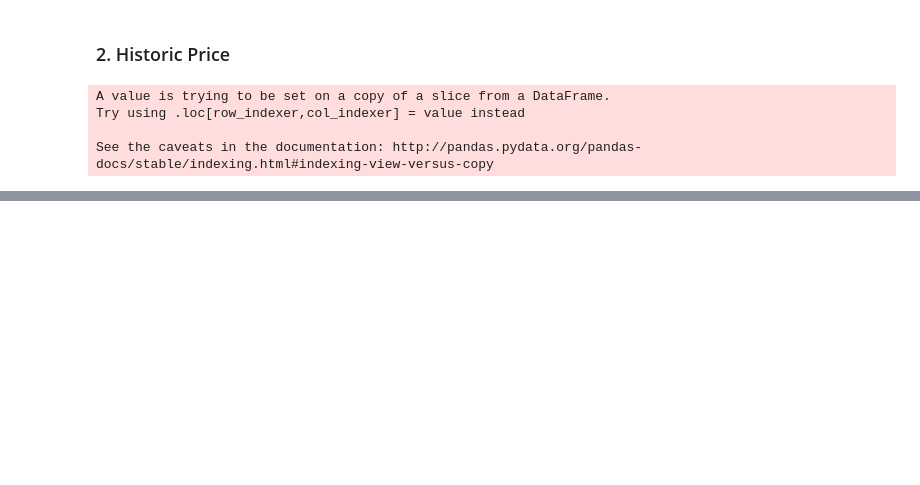
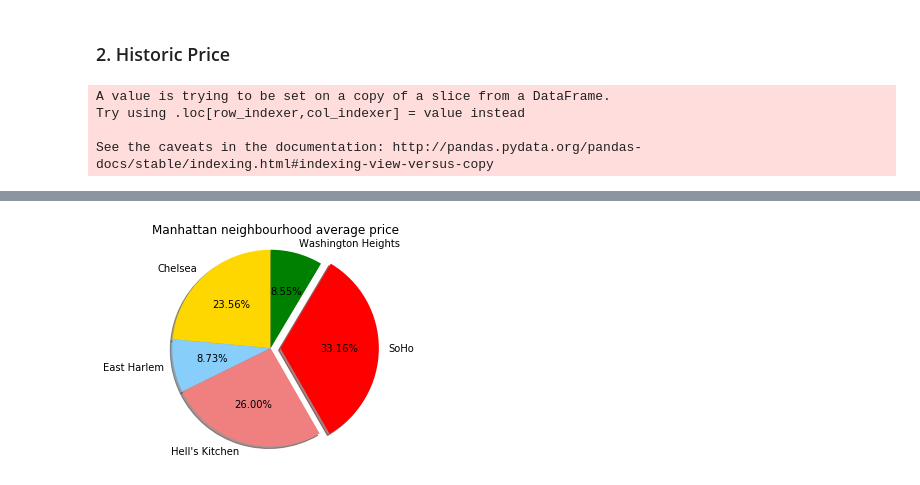
Before and after one commit to EstellaYu/Data_Visualization_Airbnb_Hotel, a Jupyter notebook: Notebooks/Data_Cleaning.ipynb, the cells around one changed output, grey strips where cells are left out. Saved outputs shown, nothing was run; the diff lists cells and outputs as text; code cells hidden in the pictures; blank space fills up the shorter version.

```diff
--- a/Notebooks/Data_Cleaning.ipynb
+++ b/Notebooks/Data_Cleaning.ipynb
@@ -67,0 +89,10 @@ dtype: int64
+# %%
+#Removing $ and , from Price and Cleaning Fee to convert them to float
+renamed_listing["Price"] = renamed_listing["Price"].str.replace('$', '')
+renamed_listing["Cleaning Fee"] = renamed_listing["Cleaning Fee"].str.replace('$', '')
+renamed_listing["Price"] = renamed_listing["Price"].str.replace(',', '')
+renamed_listing["Cleaning Fee"] = renamed_listing["Cleaning Fee"].str.replace(',', '')
+renamed_listing["Price"] = renamed_listing["Price"].str.replace('.', '')
+
+renamed_listing[["Price", "Cleaning Fee"]] = renamed_listing[["Price", "Cleaning Fee"]].apply(pd.to_numeric)
+renamed_listing.dtypes
@@ -184,0 +296,24 @@ plt.show()
+# %%
+
+manhattan_data= clean_airbnb.loc[clean_airbnb['City'] == 'Manhattan']
+
+neighbour_avg_price = manhattan_data.groupby('Neighbourhood')['Price'].mean()
+
+#Set the colors of each section of the pie chart.
+colors = ["gold", "lightskyblue", "lightcoral", "red", "green"]
+
+#Only explode the third section of the pie chart.
+explode = (0, 0, 0, 0.1, 0)
+
+#Create the pie chart.
+plt.pie(neighbour_avg_price, labels = neighbour_avg_price.index, autopct = "%1.2f%%", colors = colors,
+        explode = explode, shadow = True, startangle = 90)
+
+#Tell Matplotlib that we want a pie chart with equal axes.
+plt.axis("equal")
+plt.title('Manhattan neighbourhood average price')
+#Add the legend.
+#plt.legend(loc = "best")
+plt.show()
+# %% [output]
+[figure, added]
```
Also changed, not shown: parts of 11 cells of this notebook.
